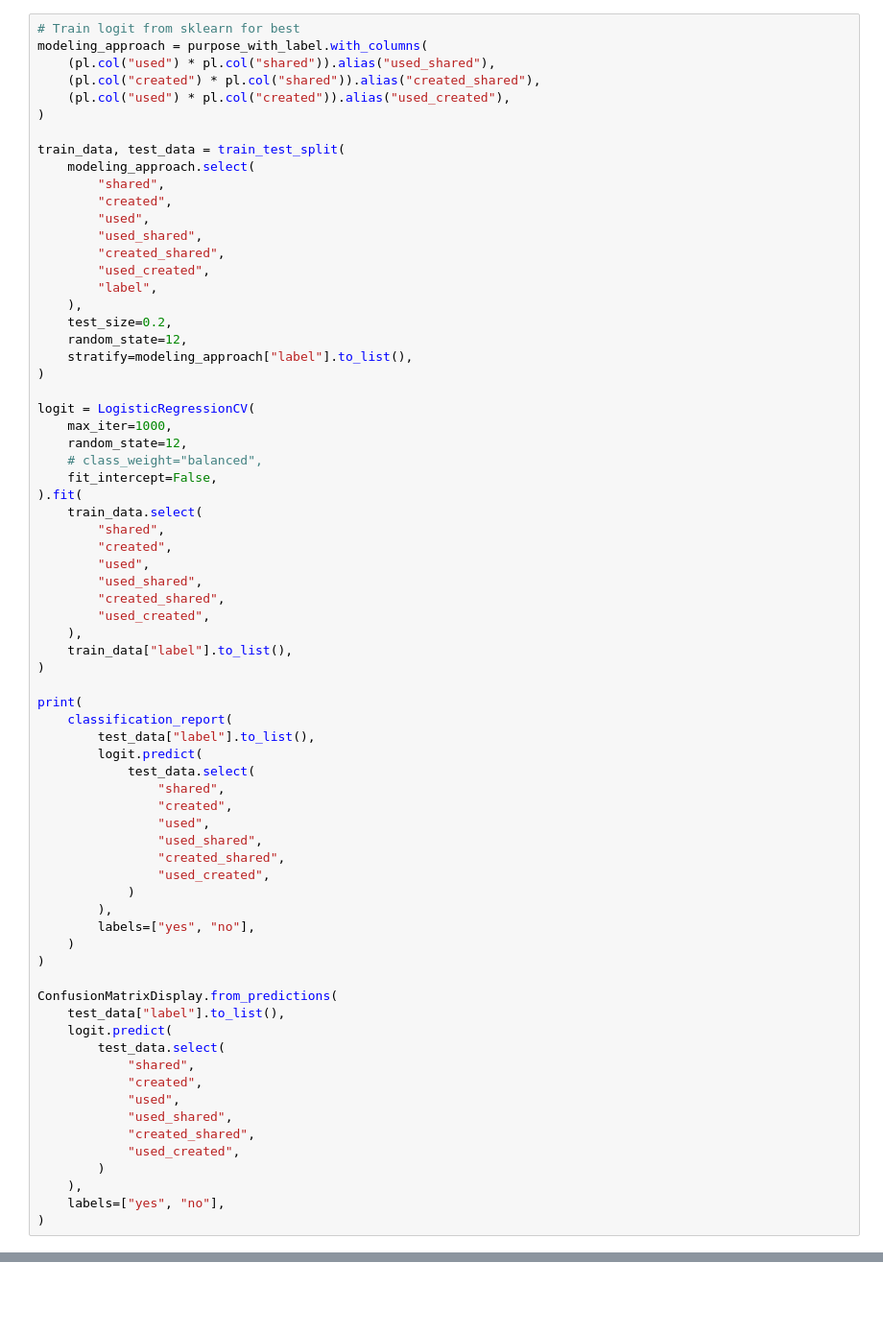
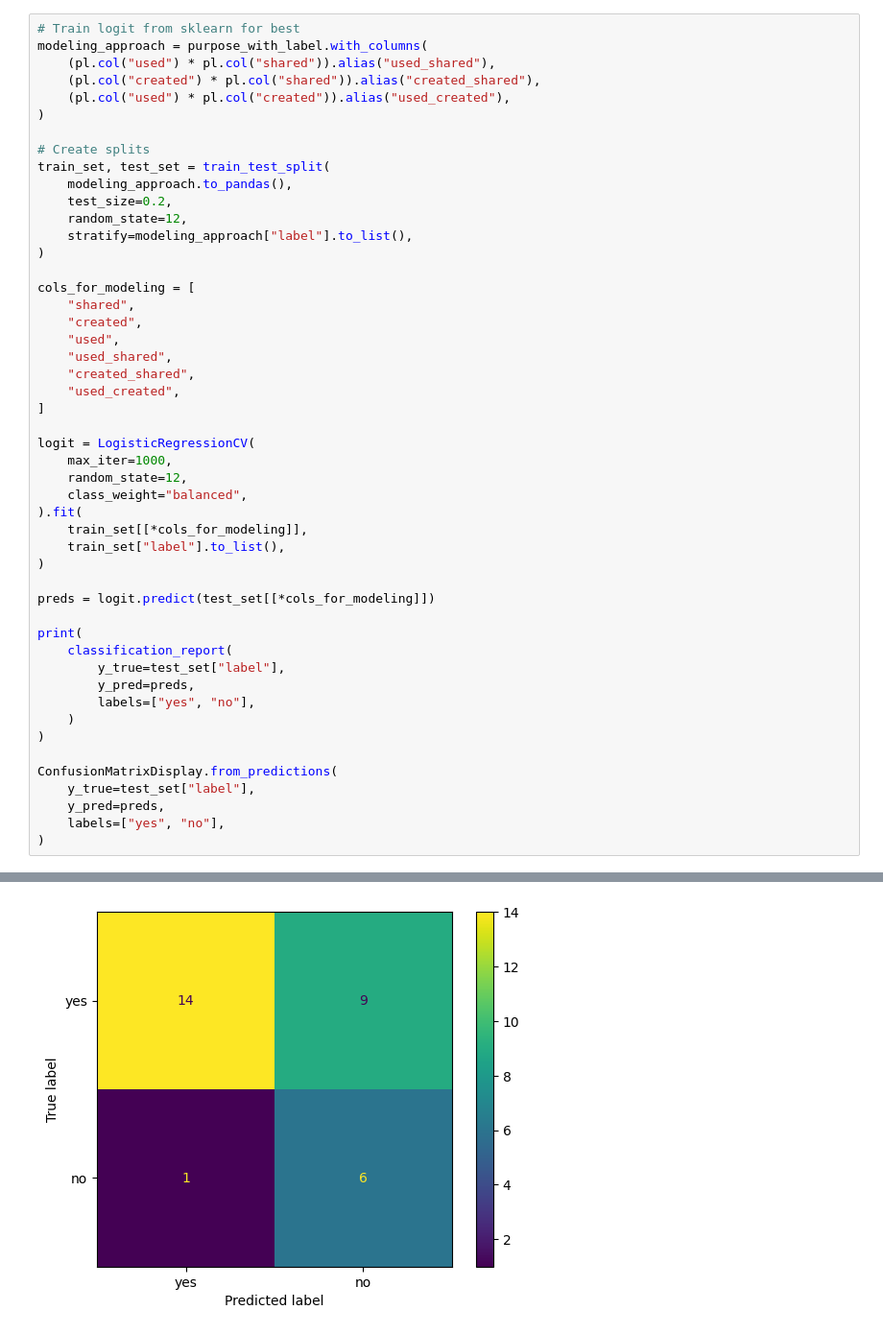
Before and after one commit to evamaxfield/rs-graph, a Jupyter notebook: notebooks/softcite-2025-analysis.ipynb, the cells around one changed output, grey strips where cells are left out. Shown at 96% size. Saved outputs shown, nothing was run; the diff lists cells and outputs as text; blank space fills up the shorter version.

```diff
--- a/notebooks/softcite-2025-analysis.ipynb
+++ b/notebooks/softcite-2025-analysis.ipynb
@@ -118,66 +120,45 @@ modeling_approach = purpose_with_label.with_columns(
     (pl.col("used") * pl.col("created")).alias("used_created"),
 )
 
-train_data, test_data = train_test_split(
-    modeling_approach.select(
-        "shared",
-        "created",
-        "used",
-        "used_shared",
-        "created_shared",
-        "used_created",
-        "label",
-    ),
+# Create splits
+train_set, test_set = train_test_split(
+    modeling_approach.to_pandas(),
     test_size=0.2,
     random_state=12,
     stratify=modeling_approach["label"].to_list(),
 )
 
+cols_for_modeling = [
+    "shared",
+    "created",
+    "used",
+    "used_shared",
+    "created_shared",
+    "used_created",
+]
+
 logit = LogisticRegressionCV(
     max_iter=1000,
     random_state=12,
-    # class_weight="balanced",
-    fit_intercept=False,
+    class_weight="balanced",
 ).fit(
-    train_data.select(
-        "shared",
-        "created",
-        "used",
-        "used_shared",
-        "created_shared",
-        "used_created",
-    ),
-    train_data["label"].to_list(),
+    train_set[[*cols_for_modeling]],
+    train_set["label"].to_list(),
 )
+
+preds = logit.predict(test_set[[*cols_for_modeling]])
 
 print(
     classification_report(
-        test_data["label"].to_list(),
-        logit.predict(
-            test_data.select(
-                "shared",
-                "created",
-                "used",
-                "used_shared",
-                "created_shared",
-                "used_created",
-            )
-        ),
+        y_true=test_set["label"],
+        y_pred=preds,
         labels=["yes", "no"],
     )
 )
 
 ConfusionMatrixDisplay.from_predictions(
-    test_data["label"].to_list(),
-    logit.predict(
-        test_data.select(
-            "shared",
-            "created",
-            "used",
-            "used_shared",
-            "created_shared",
-            "used_created",
-        )
-    ),
+    y_true=test_set["label"],
+    y_pred=preds,
     labels=["yes", "no"],
 )
+# %% [output]
@@ -183,0 +174 @@ ConfusionMatrixDisplay.from_predictions(
+[figure, added]
```
Also changed, not shown: parts of 6 cells of this notebook, 8 other files.
